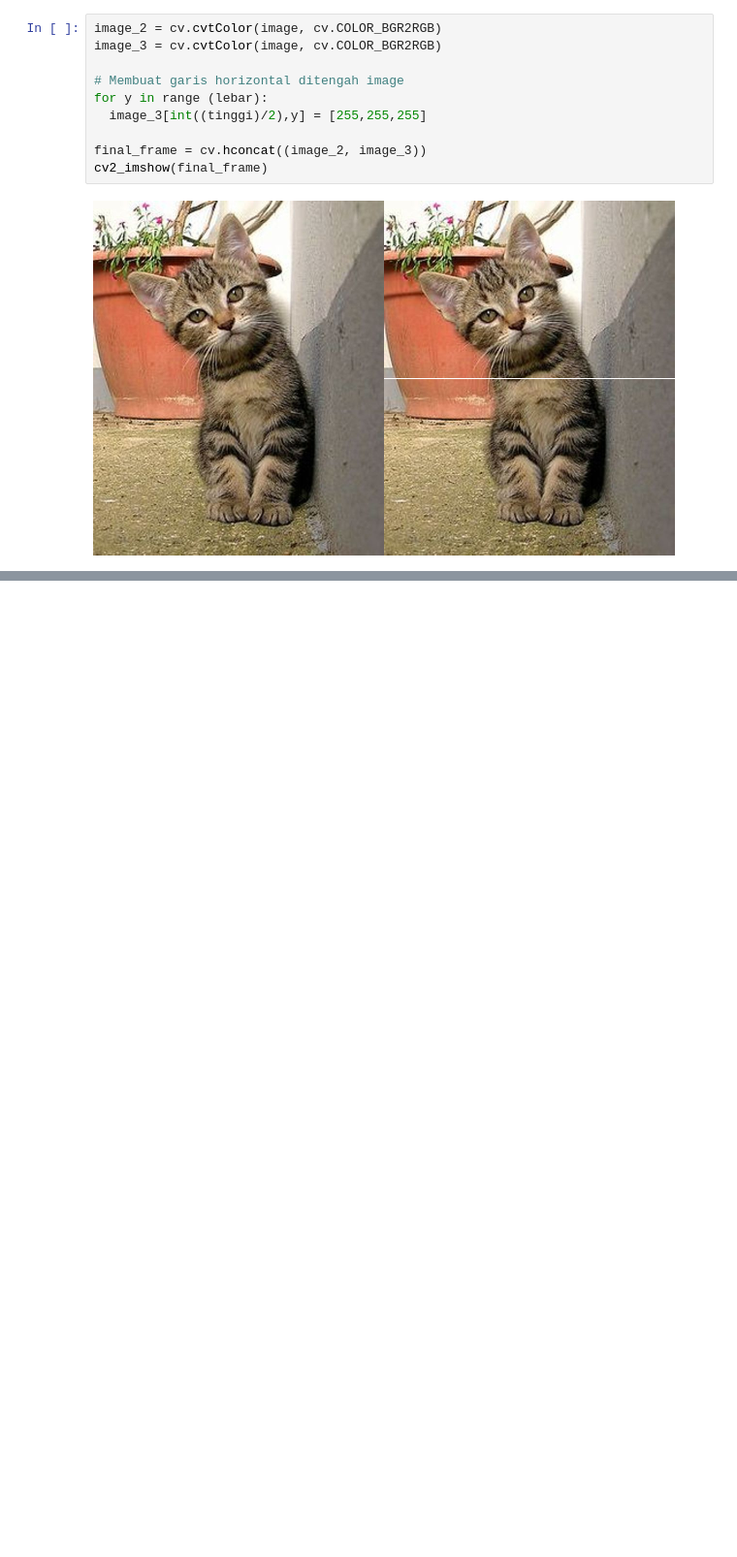
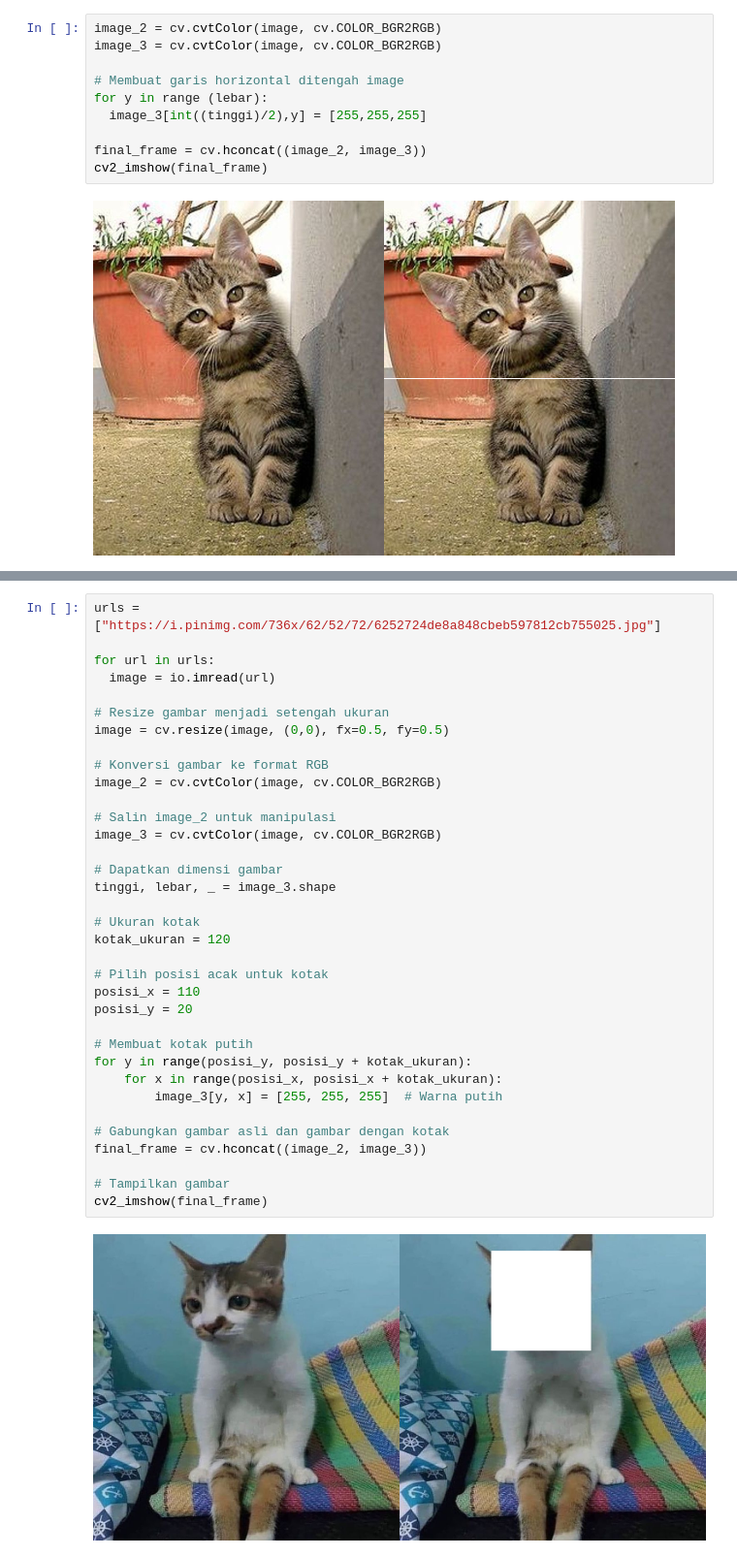
Before and after one commit to ZakiLazuardi987/PCVK_Ganjil_2024, a Jupyter notebook: Week1.ipynb, the cells around one changed output, grey strips where cells are left out. Shown at 97% size. Cells and saved outputs as stored; diff of their text form; blank space fills up the shorter version.

```diff
--- a/Week1.ipynb
+++ b/Week1.ipynb
@@ -50,0 +113,37 @@ cv2_imshow(final_frame)
+# %%
+urls = ["https://i.pinimg.com/736x/62/52/72/6252724de8a848cbeb597812cb755025.jpg"]
+
+for url in urls:
+  image = io.imread(url)
+
+# Resize gambar menjadi setengah ukuran
+image = cv.resize(image, (0,0), fx=0.5, fy=0.5)
+
+# Konversi gambar ke format RGB
+image_2 = cv.cvtColor(image, cv.COLOR_BGR2RGB)
+
+# Salin image_2 untuk manipulasi
+image_3 = cv.cvtColor(image, cv.COLOR_BGR2RGB)
+
+# Dapatkan dimensi gambar
+tinggi, lebar, _ = image_3.shape
+
+# Ukuran kotak
+kotak_ukuran = 120
+
+# Pilih posisi acak untuk kotak
+posisi_x = 110
+posisi_y = 20
+
+# Membuat kotak putih
+for y in range(posisi_y, posisi_y + kotak_ukuran):
+    for x in range(posisi_x, posisi_x + kotak_ukuran):
+        image_3[y, x] = [255, 255, 255]  # Warna putih
+
+# Gabungkan gambar asli dan gambar dengan kotak
+final_frame = cv.hconcat((image_2, image_3))
+
+# Tampilkan gambar
+cv2_imshow(final_frame)
+# %% [output]
+[figure, added]
```
Also changed, not shown: parts of 3 cells of this notebook.
